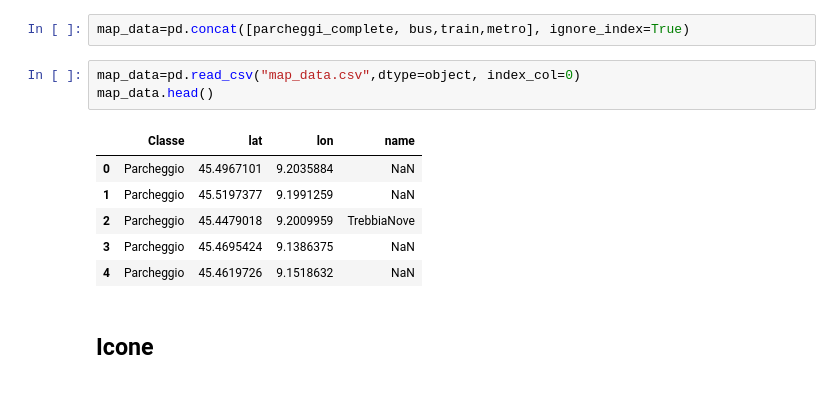
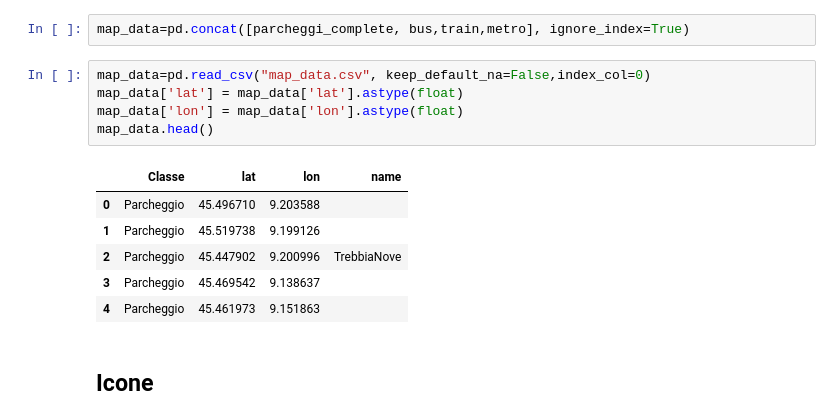
Before and after one commit to fog97/Comics_Map, a Jupyter notebook: Novegro/GeocodingNovegro.ipynb, the cells around one changed output. Drawn from its saved outputs; the diff is of its cells as text.

```diff
--- a/Novegro/GeocodingNovegro.ipynb
+++ b/Novegro/GeocodingNovegro.ipynb
@@ -106,15 +106,17 @@ parcheggi_complete.head()
 # %%
 map_data=pd.concat([parcheggi_complete, bus,train,metro], ignore_index=True)
 # %%
-map_data=pd.read_csv("map_data.csv",dtype=object, index_col=0)
+map_data=pd.read_csv("map_data.csv", keep_default_na=False,index_col=0)
+map_data['lat'] = map_data['lat'].astype(float)
+map_data['lon'] = map_data['lon'].astype(float)
 map_data.head()
 # %% [output]
 |  | Classe | lat | lon | name |
-| 0 | Parcheggio | 45.4967101 | 9.2035884 | NaN |
-| 1 | Parcheggio | 45.5197377 | 9.1991259 | NaN |
-| 2 | Parcheggio | 45.4479018 | 9.2009959 | TrebbiaNove |
-| 3 | Parcheggio | 45.4695424 | 9.1386375 | NaN |
-| 4 | Parcheggio | 45.4619726 | 9.1518632 | NaN |
+| 0 | Parcheggio | 45.496710 | 9.203588 |  |
+| 1 | Parcheggio | 45.519738 | 9.199126 |  |
+| 2 | Parcheggio | 45.447902 | 9.200996 | TrebbiaNove |
+| 3 | Parcheggio | 45.469542 | 9.138637 |  |
+| 4 | Parcheggio | 45.461973 | 9.151863 |  |
 # %% [markdown]
 ## Icone
 # %%
```
Also changed, not shown: parts of 2 cells of this notebook, 1 other file.
